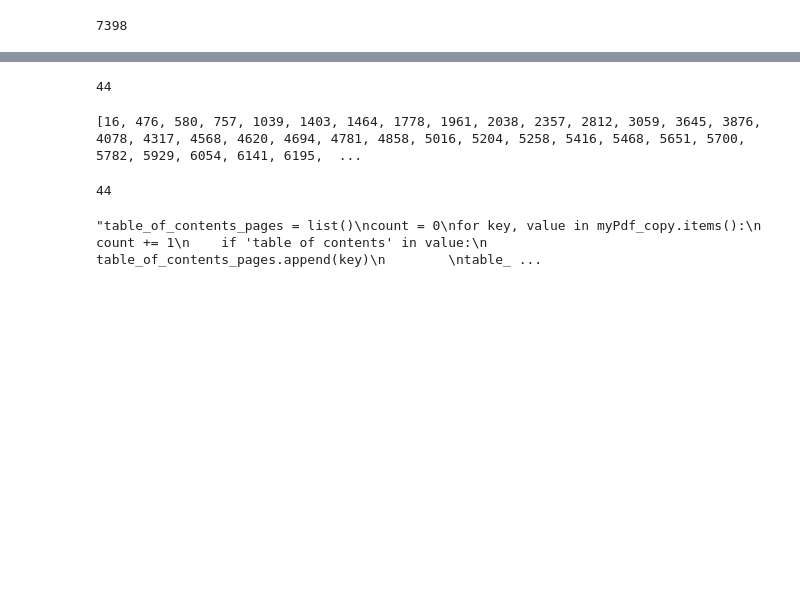
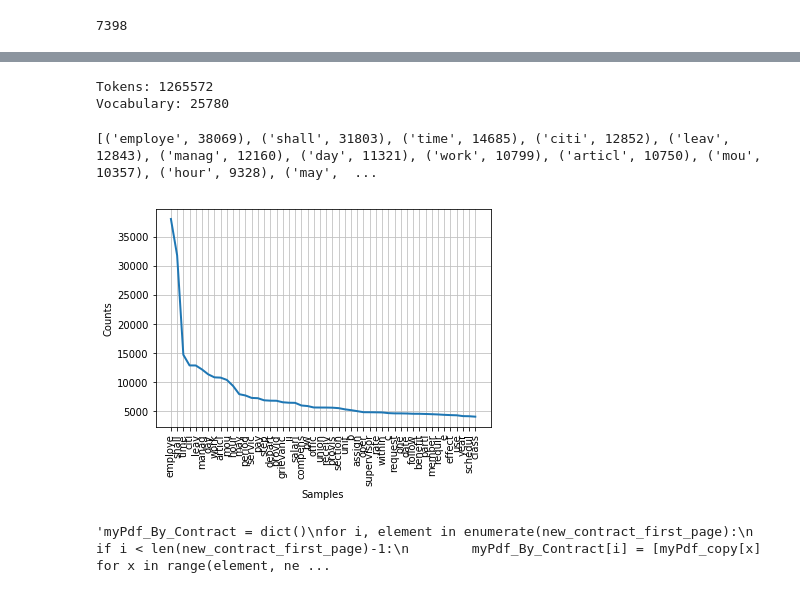
Before and after one commit to Anes31/NLP_LA_job, a Jupyter notebook: LA_Contracts.ipynb, the cells around one changed output, grey strips where cells are left out. Cells and saved outputs as stored; diff of their text form; code cells hidden in the pictures; blank space fills up the shorter version.

```diff
--- a/LA_Contracts.ipynb
+++ b/LA_Contracts.ipynb
@@ -45,12 +173,50 @@ print(new_contract_first_page)
+# %%
+LAData_nosw.to_csv('LAData_stemm.csv', encoding='utf-8')
+LAData_stemm = pd.read_csv('LAData_stemm.csv', index_col = 'pages', names = ['pages', 'content', 'compensation', 'tokens', 'stemm'], header=0)
+LAData_stemm['tokens'] = LAData_stemm['tokens'].apply(literal_eval)
+LAData_stemm['stemm'] = LAData_stemm['stemm'].apply(literal_eval)
+#LAData_stemm.head()
+#LAData_stemm.describe()
+#LAData_stemm.dtypes
+# %%
+all_words = [word for tokens in LAData_stemm['tokens'] for word in tokens]
+vocab = sorted(set(all_words))
+#print("%s words total, with a vocabulary size of %s" % (len(all_words), len(vocab)))
+print("Tokens:", len(all_words))
+print("Vocabulary:", len(vocab))
+# %% [output]
+Tokens: 1265572
+Vocabulary: 25780
+# %%
+stemm_words = [word for tokens in LAData_stemm['stemm'] for word in tokens]
+freq_dist = nltk.FreqDist(stemm_words)
+print(freq_dist.most_common(50))
+freq_dist.plot(50)
+# %% [output]
+[('employe', 38069), ('shall', 31803), ('time', 14685), ('citi', 12852), ('leav', 12843), ('manag', 12160), ('day', 11321), ('work', 10799), ('articl', 10750), ('mou', 10357), ('hour', 9328), ('may',  ...
+[figure, added]
 # %%
-new_contract_first_page.append(5469-1) #not added automatically due to junmple considered as space (un derstanding)
+'''new_contract_first_page = list()
+for key, value in myPdf_copy.items():
+    if 'this memorandum of understanding made' in value:
+        new_contract_first_page.append(key)'''
+
+'''print(len(new_contract_first_page))'''
+
+'''print(new_contract_first_page)'''
+
+'''new_contract_first_page.append(5469-1) #not added automatically due to junmple considered as space (un derstanding)
 new_contract_first_page.append(5930-1) #not added automtically due to image input (not uncoded)
 new_contract_first_page.append(6997-1) #not added automtically due to image input (not uncoded)
-print(len(new_contract_first_page))
+print(len(new_contract_first_page))'''
+
+'''new_contract_first_page.sort()
+print(new_contract_first_page)'''
+
+'''myPdf_By_Contract = dict()
+for i, element in enumerate(new_contract_first_page):
+    if i < len(new_contract_first_page)-1:
+        myPdf_By_Contract[i] = [myPdf_copy[x] for x in range(element, new_contract_first_page[i+1])]
+myPdf_By_Contract[i] = [myPdf_copy[x] for x in (range(element, len(myPdf_copy)))]'''
 # %% [output]
-44
+'myPdf_By_Contract = dict()\nfor i, element in enumerate(new_contract_first_page):\n    if i < len(new_contract_first_page)-1:\n        myPdf_By_Contract[i] = [myPdf_copy[x] for x in range(element, ne ...
-# %%
-new_contract_first_page.sort()
-print(new_contract_first_page)
-# %% [output]
-[16, 476, 580, 757, 1039, 1403, 1464, 1778, 1961, 2038, 2357, 2812, 3059, 3645, 3876, 4078, 4317, 4568, 4620, 4694, 4781, 4858, 5016, 5204, 5258, 5416, 5468, 5651, 5700, 5782, 5929, 6054, 6141, 6195,  ...
@@ -63,19 +222,0 @@ myPdf_By_Contract[i] = [myPdf_copy[x] for x in (range(element, len(myPdf_copy)))
-# %%
-len(myPdf_By_Contract)
-# %% [output]
-44
-# %%
-'''table_of_contents_pages = list()
-count = 0
-for key, value in myPdf_copy.items():
-    count += 1
-    if 'table of contents' in value:
-        table_of_contents_pages.append(key)
-
-table_of_contents_pages
-
-table_of_contents_count = [element for index, element in enumerate(table_of_contents_pages[:-1]) if element+1 != table_of_contents_pages[index+1]]
-
-len(table_of_contents_count)'''
-# %% [output]
-"table_of_contents_pages = list()\ncount = 0\nfor key, value in myPdf_copy.items():\n    count += 1\n    if 'table of contents' in value:\n        table_of_contents_pages.append(key)\n        \ntable_ ...
```
Also changed, not shown: parts of 24 cells of this notebook.
